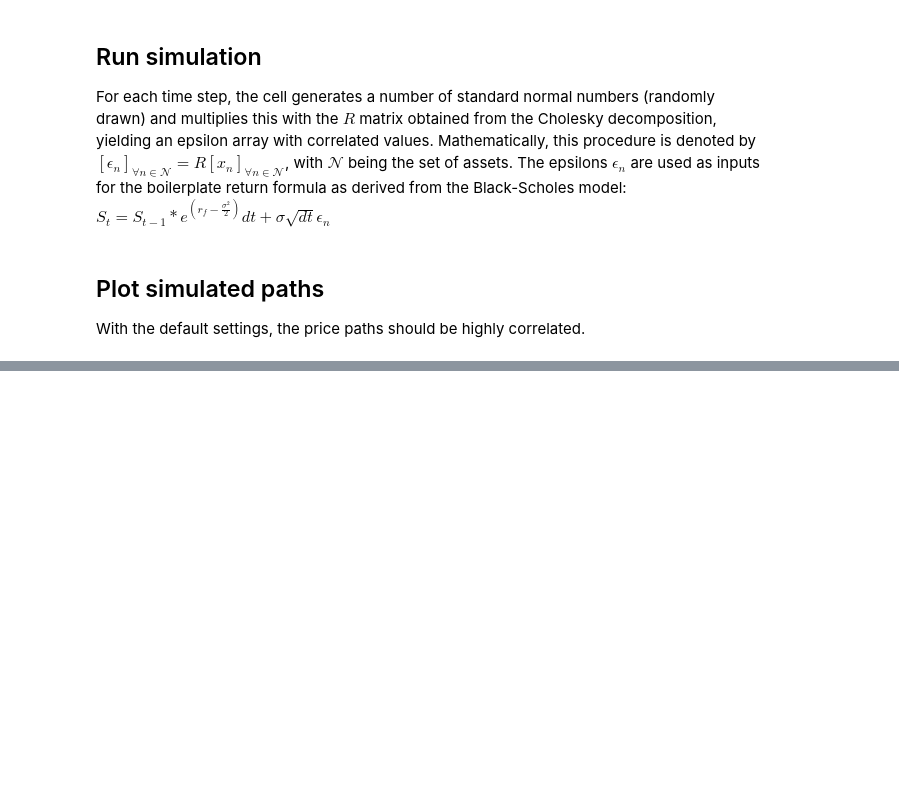
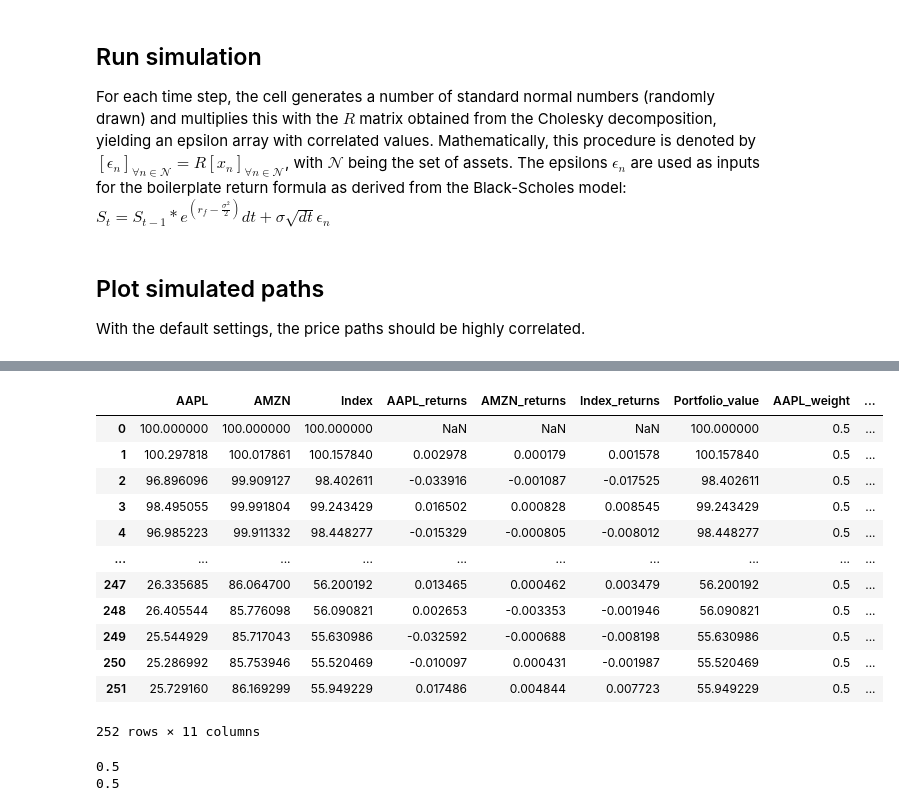
Before and after one commit to JMFerret/colab, a Jupyter notebook: 2_stocks_simulation.ipynb, the cells around one changed output, grey strips where cells are left out. Drawn from its saved outputs; the diff is of its cells as text; code cells hidden in the pictures; blank space fills up the shorter version.

```diff
--- a/2_stocks_simulation.ipynb
+++ b/2_stocks_simulation.ipynb
@@ -109,0 +130,47 @@ plt.show()
+# %%
+df = pd.DataFrame(stock_price_array)
+df = df.transpose()
+df = df.rename(columns={0: "AAPL", 1: "AMZN"})
+df["Index"] = index
+cols = ["AAPL", "AMZN", "Index"]
+for col in cols:
+  df[col + '_returns'] = df[col].pct_change(1)
+
+# Check realised vol
+# for col in cols:
+#   print(df[col + '_returns'].dropna().std() * np.sqrt(T))
+
+df['Portfolio_value'] = 0.0
+for stock in STOCK_TICKERS:
+  df[stock + '_weight'] = 0.0
+  df[stock + '_value'] = 0.0
+  df.at[0, stock + '_weight'] =  weights[stock]
+  df.at[0, stock + '_value'] =  df[stock].iloc[0] * weights[stock]
+  df.at[0, 'Portfolio_value'] +=  df[stock + '_value'].iloc[0]
+
+  for t in range(1, T):
+    df.at[t, stock + '_weight'] = weights[stock]
+    df.at[t, stock + '_value'] = df[stock].iloc[t] * weights[stock]
+    df.at[t, 'Portfolio_value'] += df[stock + '_value'].iloc[t]
+
+df
+# %% [output]
+|  | AAPL | AMZN | Index | AAPL_returns | AMZN_returns | Index_returns | Portfolio_value | AAPL_weight | ... |
+| 0 | 100.000000 | 100.000000 | 100.000000 | NaN | NaN | NaN | 100.000000 | 0.5 | ... |
+| 1 | 100.297818 | 100.017861 | 100.157840 | 0.002978 | 0.000179 | 0.001578 | 100.157840 | 0.5 | ... |
+| 2 | 96.896096 | 99.909127 | 98.402611 | -0.033916 | -0.001087 | -0.017525 | 98.402611 | 0.5 | ... |
+| 3 | 98.495055 | 99.991804 | 99.243429 | 0.016502 | 0.000828 | 0.008545 | 99.243429 | 0.5 | ... |
+| 4 | 96.985223 | 99.911332 | 98.448277 | -0.015329 | -0.000805 | -0.008012 | 98.448277 | 0.5 | ... |
+| ... | ... | ... | ... | ... | ... | ... | ... | ... | ... |
+| 247 | 26.335685 | 86.064700 | 56.200192 | 0.013465 | 0.000462 | 0.003479 | 56.200192 | 0.5 | ... |
+| 248 | 26.405544 | 85.776098 | 56.090821 | 0.002653 | -0.003353 | -0.001946 | 56.090821 | 0.5 | ... |
+| 249 | 25.544929 | 85.717043 | 55.630986 | -0.032592 | -0.000688 | -0.008198 | 55.630986 | 0.5 | ... |
+| 250 | 25.286992 | 85.753946 | 55.520469 | -0.010097 | 0.000431 | -0.001987 | 55.520469 | 0.5 | ... |
+| 251 | 25.729160 | 86.169299 | 55.949229 | 0.017486 | 0.004844 | 0.007723 | 55.949229 | 0.5 | ... |
+252 rows × 11 columns
+# %%
+for stock in STOCK_TICKERS:
+  print(weights[stock])
+# %% [output]
+0.5
+0.5
```
Also changed, not shown: parts of 8 cells of this notebook.
